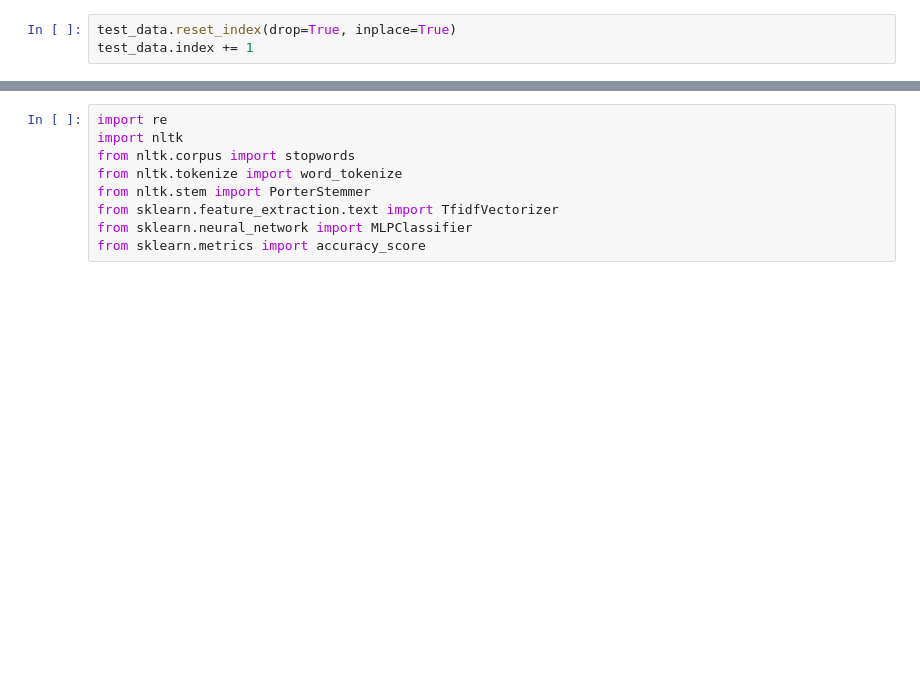
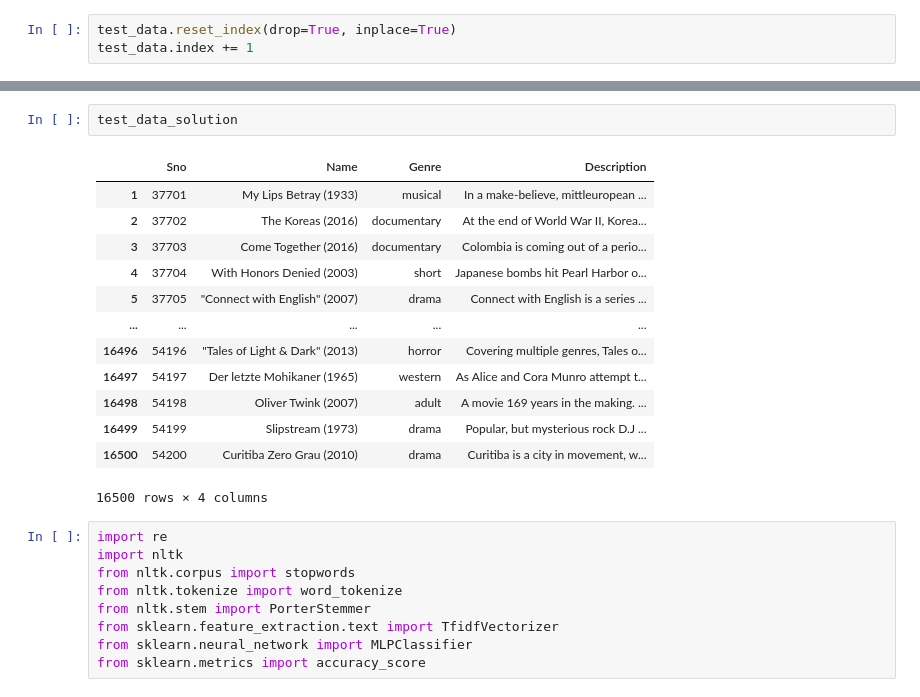
Before and after one commit to SUSHANT-REGMI/CodSoft, a Jupyter notebook: Movie Genre Classifier/MovieGenreClassifier.ipynb, the cells around one changed output, grey strips where cells are left out. Drawn from its saved outputs; the diff is of its cells as text; blank space fills up the shorter version.

```diff
--- a/Movie Genre Classifier/MovieGenreClassifier.ipynb
+++ b/Movie Genre Classifier/MovieGenreClassifier.ipynb
@@ -197,3 +213,19 @@ test_data.index += 1
+# %%
+test_data_solution
+# %% [output]
+|  | Sno | Name | Genre | Description |
+| 1 | 37701 | My Lips Betray (1933) | musical | In a make-believe, mittleuropean ... |
+| 2 | 37702 | The Koreas (2016) | documentary | At the end of World War II, Korea... |
+| 3 | 37703 | Come Together (2016) | documentary | Colombia is coming out of a perio... |
+| 4 | 37704 | With Honors Denied (2003) | short | Japanese bombs hit Pearl Harbor o... |
+| 5 | 37705 | "Connect with English" (2007) | drama | Connect with English is a series ... |
+| ... | ... | ... | ... | ... |
+| 16496 | 54196 | "Tales of Light & Dark" (2013) | horror | Covering multiple genres, Tales o... |
+| 16497 | 54197 | Der letzte Mohikaner (1965) | western | As Alice and Cora Munro attempt t... |
+| 16498 | 54198 | Oliver Twink (2007) | adult | A movie 169 years in the making. ... |
+| 16499 | 54199 | Slipstream (1973) | drama | Popular, but mysterious rock D.J ... |
+| 16500 | 54200 | Curitiba Zero Grau (2010) | drama | Curitiba is a city in movement, w... |
+16500 rows × 4 columns
 # %%
 import re
 import nltk
```
Also changed, not shown: parts of 3 cells of this notebook.
